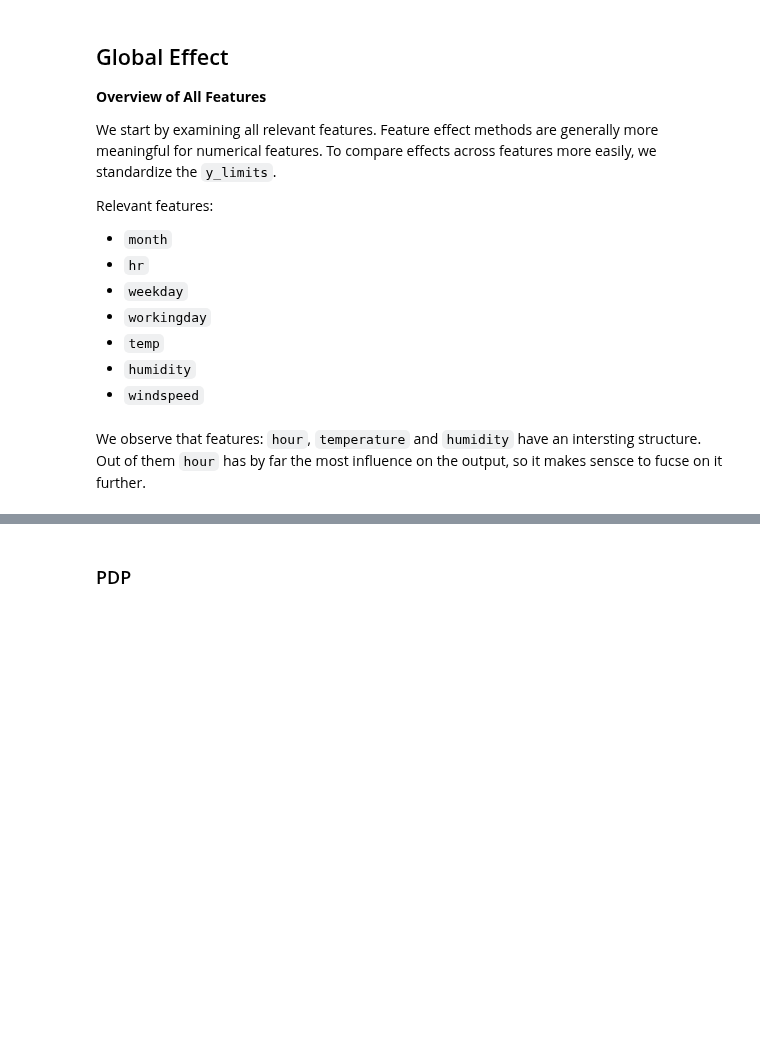
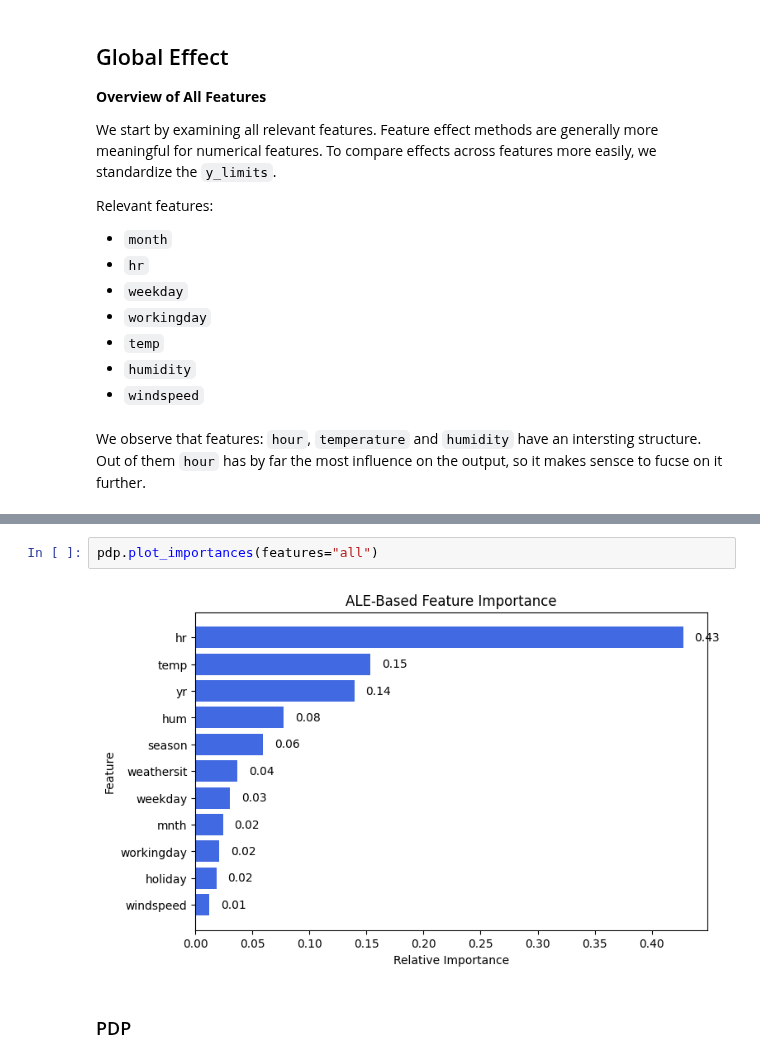
Before and after one commit to givasile/effector, a Jupyter notebook: notebooks/real-examples/01_bike_sharing_dataset.ipynb, the cells around one changed output, grey strips where cells are left out. Drawn from its saved outputs; the diff is of its cells as text; blank space fills up the shorter version.

```diff
--- a/notebooks/real-examples/01_bike_sharing_dataset.ipynb
+++ b/notebooks/real-examples/01_bike_sharing_dataset.ipynb
@@ -209,3 +206,7 @@ for i in [2, 3, 8, 9, 10]:
+# %%
+pdp.plot_importances(features="all")
+# %% [output]
+[figure, added]
 # %% [markdown]
 ### PDP
 # %%
```
Also changed, not shown: parts of 16 cells of this notebook, 6 other files.
